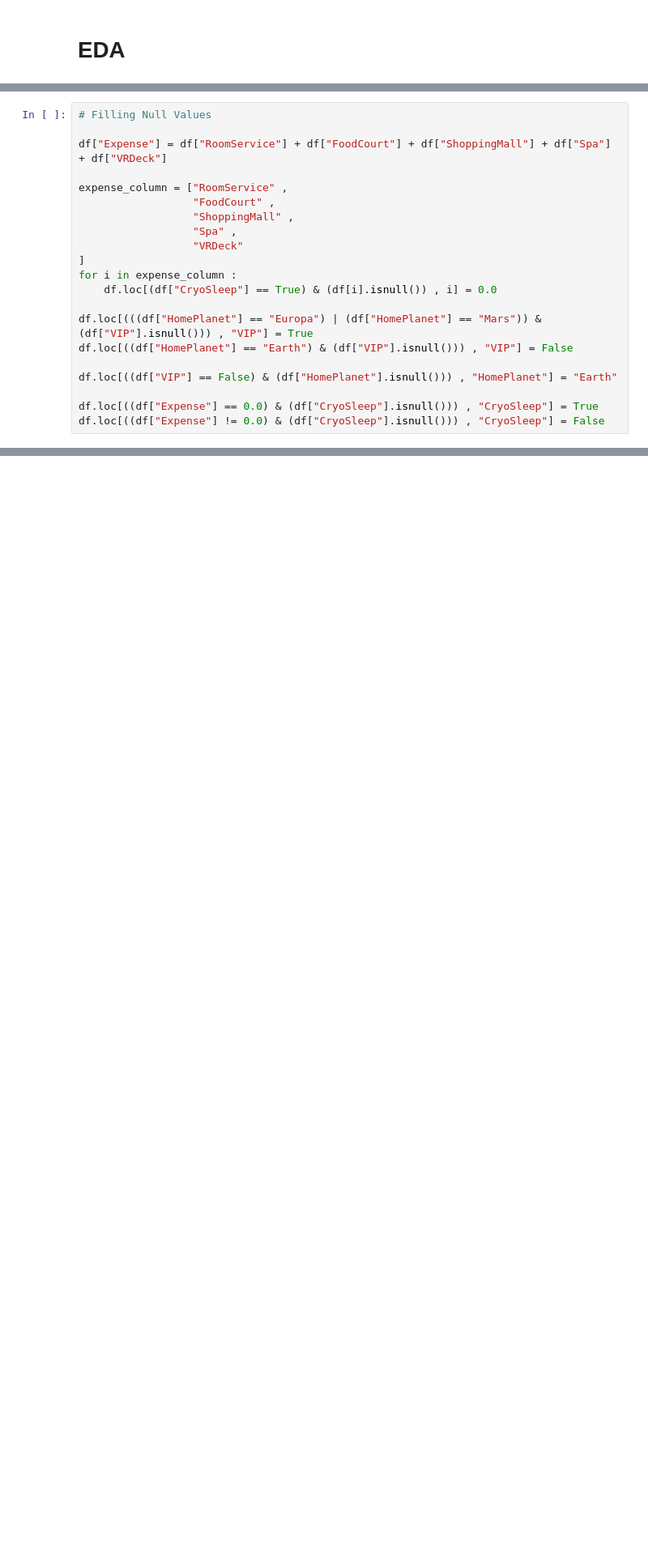
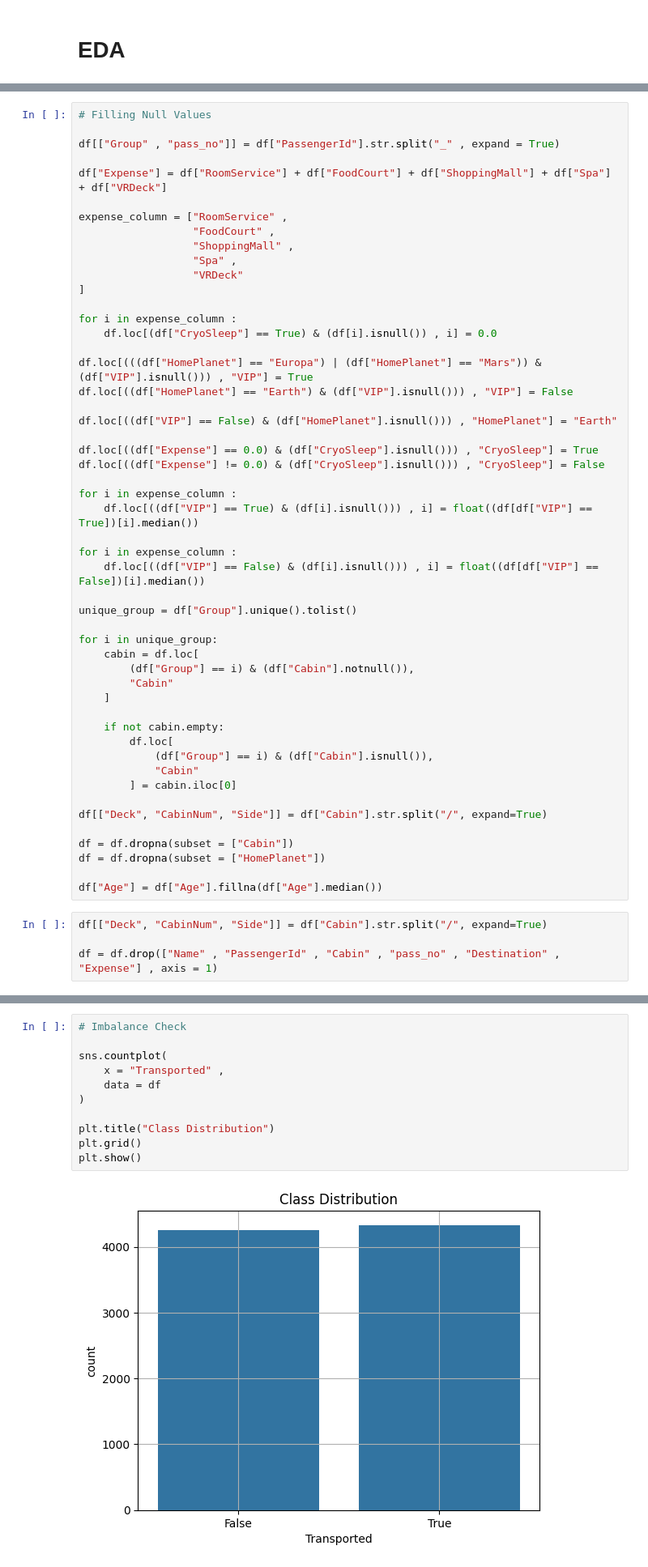
Before and after one commit to SickCoax/ML--Dimension-Drift-Prediction, a Jupyter notebook: notebooks/EDA.ipynb, the cells around one changed output, grey strips where cells are left out. Shown at 81% size. Drawn from its saved outputs; the diff is of its cells as text; blank space fills up the shorter version.

```diff
--- a/notebooks/EDA.ipynb
+++ b/notebooks/EDA.ipynb
@@ -109,5 +110,7 @@ plt.show()
 # %%
 # Filling Null Values
+
+df[["Group" , "pass_no"]] = df["PassengerId"].str.split("_" , expand = True)
 
 df["Expense"] = df["RoomService"] + df["FoodCourt"] + df["ShoppingMall"] + df["Spa"] + df["VRDeck"]
 
@@ -117,6 +120,7 @@ expense_column = ["RoomService"	,
                   "Spa" ,
                   "VRDeck"
 ]
+
 for i in expense_column :
     df.loc[(df["CryoSleep"] == True) & (df[i].isnull()) , i] = 0.0
 
@@ -127,6 +131,37 @@ df.loc[((df["VIP"] == False) & (df["HomePlanet"].isnull())) , "HomePlanet"] = "E
 
 df.loc[((df["Expense"] == 0.0) & (df["CryoSleep"].isnull())) , "CryoSleep"] = True
 df.loc[((df["Expense"] != 0.0) & (df["CryoSleep"].isnull())) , "CryoSleep"] = False
+
+for i in expense_column :
+    df.loc[((df["VIP"] == True) & (df[i].isnull())) , i] = float((df[df["VIP"] == True])[i].median())
+
+for i in expense_column :
+    df.loc[((df["VIP"] == False) & (df[i].isnull())) , i] = float((df[df["VIP"] == False])[i].median())
+
+unique_group = df["Group"].unique().tolist()
+
+for i in unique_group:
+    cabin = df.loc[
+        (df["Group"] == i) & (df["Cabin"].notnull()),
+        "Cabin"
+    ]
+
+    if not cabin.empty:
+        df.loc[
+            (df["Group"] == i) & (df["Cabin"].isnull()),
+            "Cabin"
+        ] = cabin.iloc[0]
+
+df[["Deck", "CabinNum", "Side"]] = df["Cabin"].str.split("/", expand=True)
+
+df = df.dropna(subset = ["Cabin"])
+df = df.dropna(subset = ["HomePlanet"])
+
+df["Age"] = df["Age"].fillna(df["Age"].median())
+# %%
+df[["Deck", "CabinNum", "Side"]] = df["Cabin"].str.split("/", expand=True)
+
+df = df.drop(["Name" , "PassengerId" , "Cabin" , "pass_no" , "Destination" , "Expense"] , axis = 1)
 # %%
 print(df.isnull().sum())
 # %% [output]
@@ -150,0 +183,13 @@ dtype: int64
+# %%
+# Imbalance Check
+
+sns.countplot(
+    x = "Transported" ,
+    data = df
+)
+
+plt.title("Class Distribution")
+plt.grid()
+plt.show()
+# %% [output]
+[figure, added]
```
Also changed, not shown: parts of 9 cells of this notebook, 1 other file.
